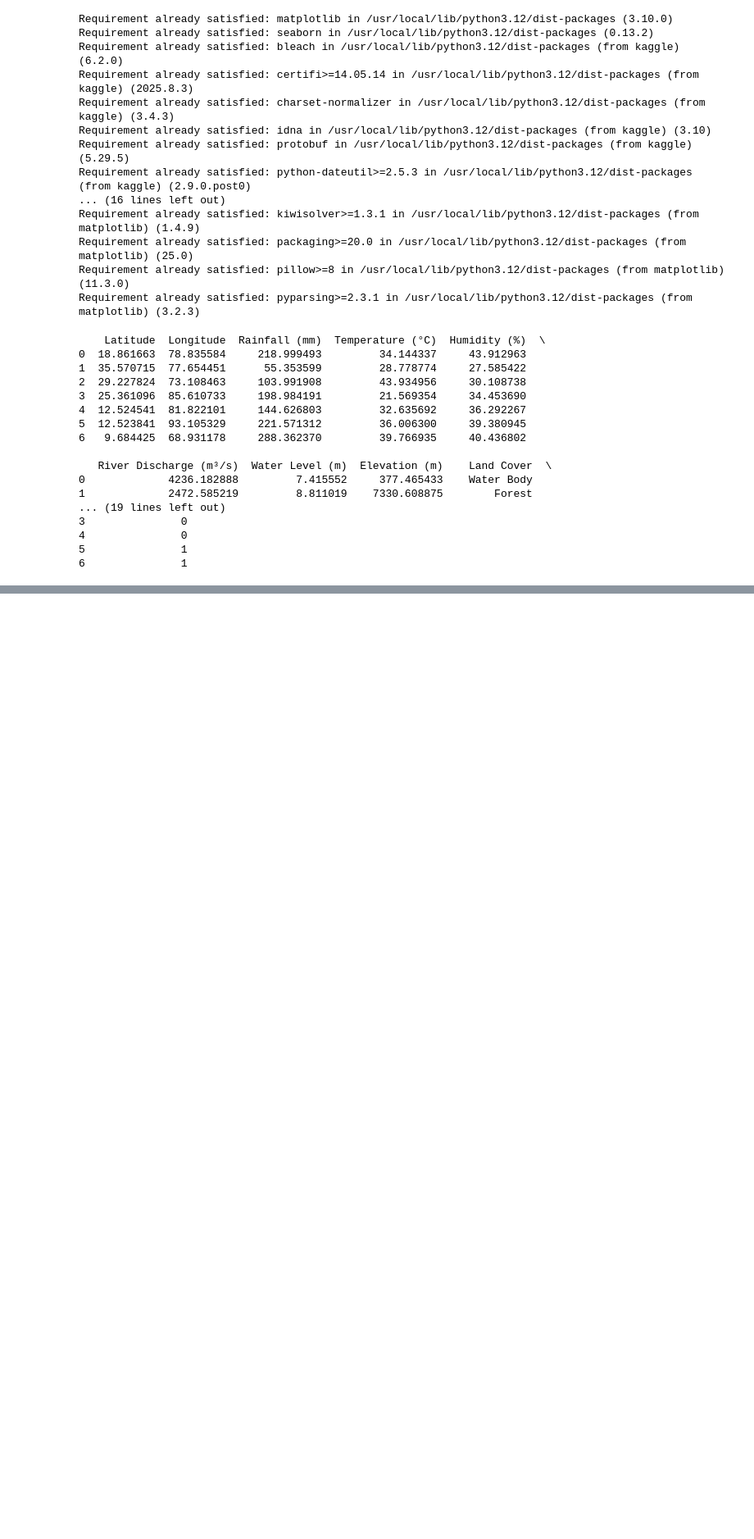
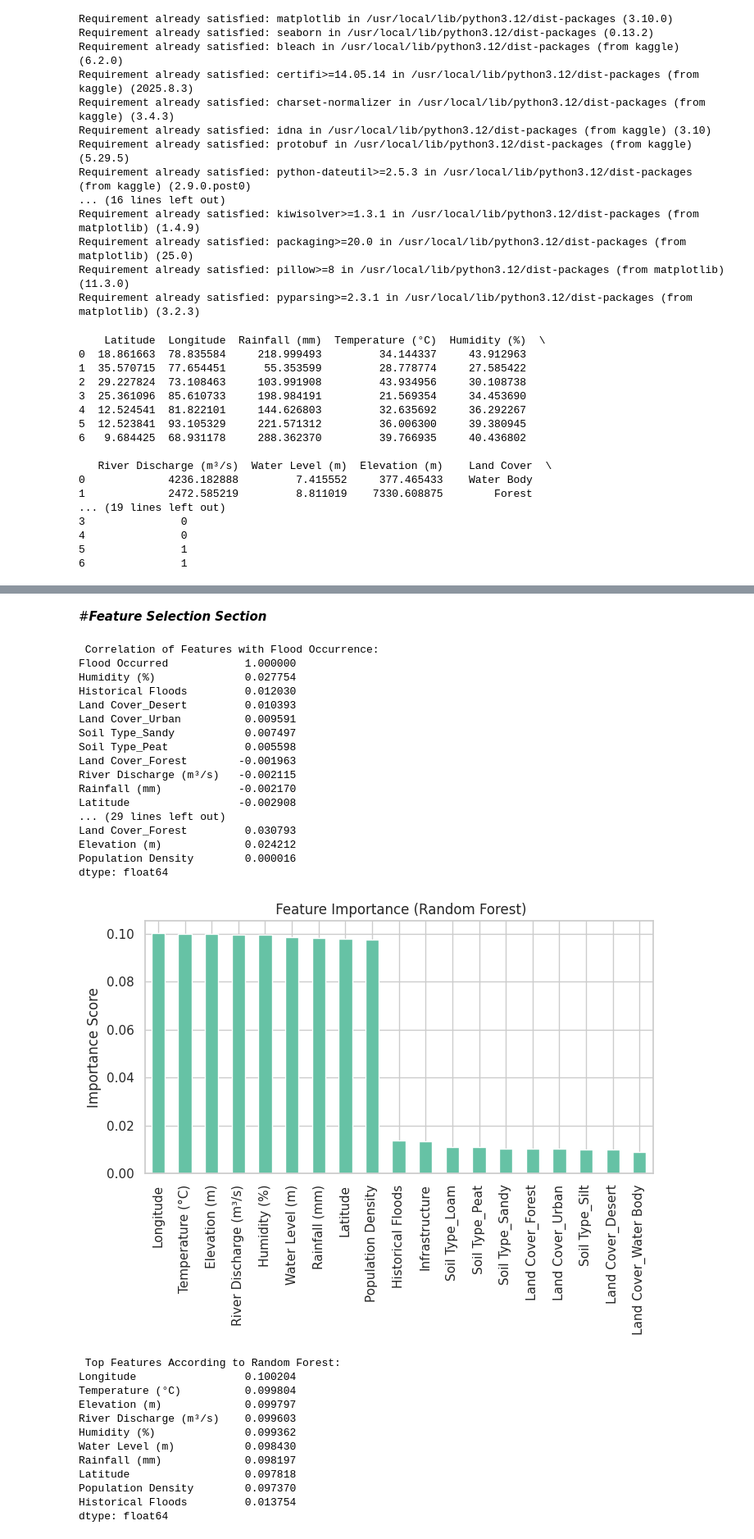
Before and after one commit to respectfularms77/Flood_Risk_Prediction_in_India, a Jupyter notebook: Flood_risk_prediction_in_india.ipynb, the cells around one changed output, grey strips where cells are left out. Shown at 82% size. Cells and saved outputs as stored; diff of their text form; code cells hidden in the pictures; blank space fills up the shorter version.

```diff
--- a/Flood_risk_prediction_in_india.ipynb
+++ b/Flood_risk_prediction_in_india.ipynb
@@ -88,0 +299,64 @@ dtype: int64
+# %% [markdown]
+#***Feature Selection Section***
+# %%
+X = df_transformed.drop('Flood Occurred', axis=1)
+y = df_transformed['Flood Occurred']
+
+# 1. Correlation with target
+corr_target = df_transformed.corr(numeric_only=True)['Flood Occurred'].sort_values(ascending=False)
+print(" Correlation of Features with Flood Occurrence:")
+print(corr_target)
+
+# 2. Statistical Test (Chi-square for categorical-like features)
+selector = SelectKBest(score_func=chi2, k=10)
+X_chi2 = selector.fit_transform(abs(X), y)  # abs() ensures non-negative values
+chi2_scores = pd.Series(selector.scores_, index=X.columns)
+print("\n\n Chi-square Feature Scores:")
+print(chi2_scores.sort_values(ascending=False))
+
+# 3. Model-based Feature Importance (Random Forest)
+rf = RandomForestClassifier(random_state=42)
+rf.fit(X, y)
+
+importances = pd.Series(rf.feature_importances_, index=X.columns)
+importances_sorted = importances.sort_values(ascending=False)
+
+plt.figure(figsize=(8,4))
+importances_sorted.plot(kind='bar')
+plt.title(" Feature Importance (Random Forest)")
+plt.ylabel("Importance Score")
+plt.show()
+
+print("\n\n Top Features According to Random Forest:")
+print(importances_sorted.head(10))
+# %% [output]
+ Correlation of Features with Flood Occurrence:
+Flood Occurred            1.000000
+Humidity (%)              0.027754
+Historical Floods         0.012030
+Land Cover_Desert         0.010393
+Land Cover_Urban          0.009591
+Soil Type_Sandy           0.007497
+Soil Type_Peat            0.005598
+Land Cover_Forest        -0.001963
+River Discharge (m³/s)   -0.002115
+Rainfall (mm)            -0.002170
+Latitude                 -0.002908
+... (29 lines left out)
+Land Cover_Forest         0.030793
+Elevation (m)             0.024212
+Population Density        0.000016
+dtype: float64
+[figure, added]
+ Top Features According to Random Forest:
+Longitude                 0.100204
+Temperature (°C)          0.099804
+Elevation (m)             0.099797
+River Discharge (m³/s)    0.099603
+Humidity (%)              0.099362
+Water Level (m)           0.098430
+Rainfall (mm)             0.098197
+Latitude                  0.097818
+Population Density        0.097370
+Historical Floods         0.013754
+dtype: float64
```
Also changed, not shown: parts of 18 cells of this notebook.
